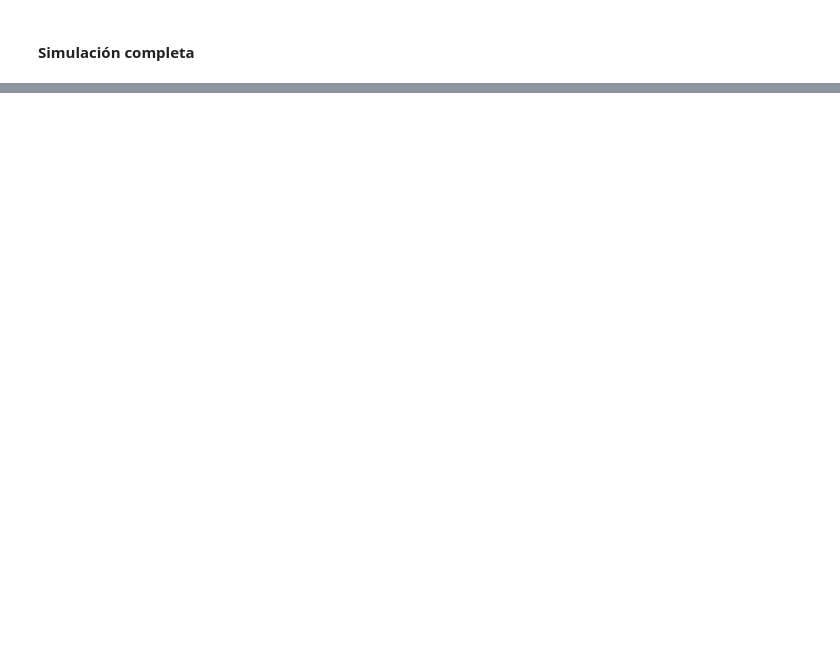
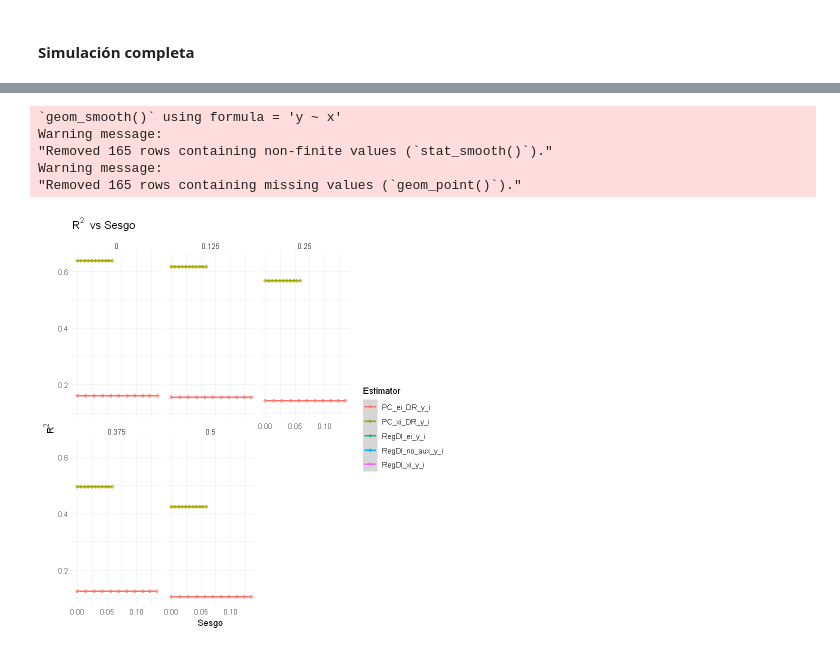
Before and after one commit to JoseAndReyes/data_integration_est, a Jupyter notebook: Simulaciones_Clean.ipynb, the cells around one changed output, grey strips where cells are left out. Cells and saved outputs as stored; diff of their text form; code cells hidden in the pictures; blank space fills up the shorter version.

```diff
--- a/Simulaciones_Clean.ipynb
+++ b/Simulaciones_Clean.ipynb
@@ -1280,0 +1716,10 @@ cat("Simulación completada. Los resultados se han guardado en 'Resultados_simul
+# %%
+final_results_2 <- read.csv("Resultados_simulacion_NMAR_v2.csv")
+# %%
+# Identificar las columnas de estimadores
+estimators <- colnames(final_results_2) %>%
+  grep("mean_", ., value = TRUE)  # Opcional: filtrar ciertos estimadores
+
+# Calcular el sesgo
+final_results_2 <- final_results_2 %>%
+  mutate(across(starts_with("mean_"), ~ . - 3, .names = "bias_{.col}"))
@@ -1280,0 +1882,21 @@ cat("Simulación completada. Los resultados se han guardado en 'Resultados_simul
+# %%
+# Combinar bias y R2
+combined_summary <- bias_summary %>%
+  left_join(r2_summary, by = c("Gamma", "Sd", "Estimator"))
+
+# Plot R2 vs Sesgo
+ggplot(combined_summary, aes(x = Bias_Mean, y = R2_Mean, color = Estimator)) +
+  geom_point(alpha = 0.6) +
+  geom_smooth(method = "loess") +
+  facet_wrap(~ Sd) +
+  labs(title = expression(R^2 ~ " vs Sesgo"),
+       x = "Sesgo",
+       y = expression(R^2)) +
+  theme_minimal()
+# %% [output]
+`geom_smooth()` using formula = 'y ~ x'
+Warning message:
+"Removed 165 rows containing non-finite values (`stat_smooth()`)."
+Warning message:
+"Removed 165 rows containing missing values (`geom_point()`)."
+[figure, added]
```
Also changed, not shown: parts of 28 cells of this notebook, 2 other files.
